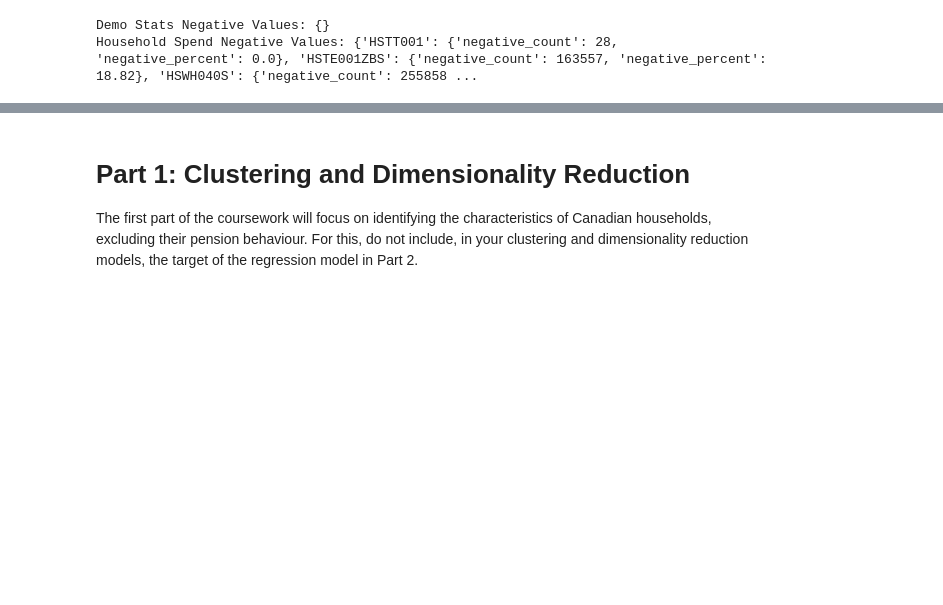
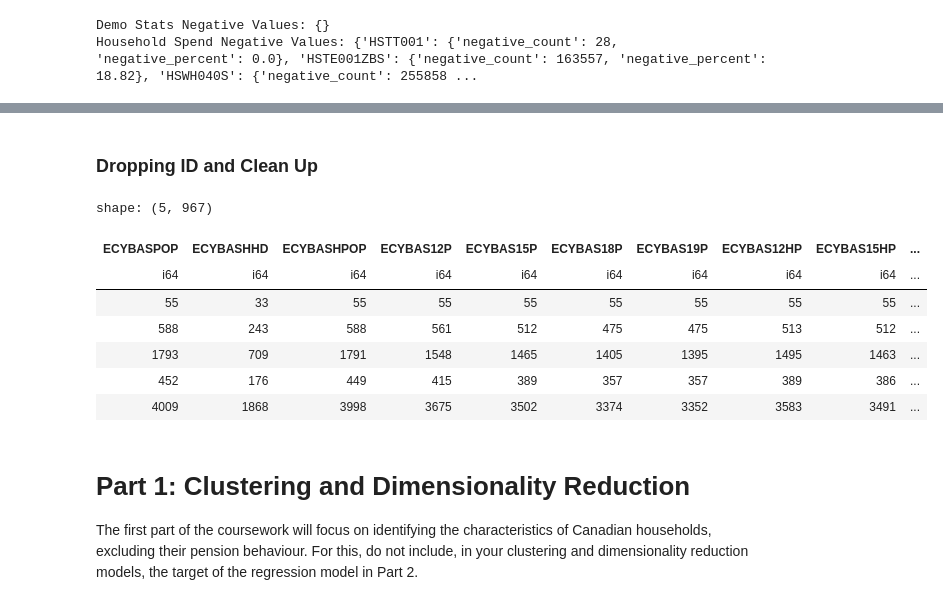
Before and after one commit to noahkostesku/CanadianHouseholdAnalysis, a Jupyter notebook: CanadianHouseholdAnalysis.ipynb, the cells around one changed output, grey strips where cells are left out. Drawn from its saved outputs; the diff is of its cells as text; code cells hidden in the pictures; blank space fills up the shorter version.

```diff
--- a/CanadianHouseholdAnalysis.ipynb
+++ b/CanadianHouseholdAnalysis.ipynb
@@ -172,3 +204,30 @@ shape: (9, 728)
+# %% [markdown]
+<h3>Dropping ID and Clean Up</h3>
+# %%
+# Drop ID columns
+merged_df = merged_df.drop(["GEO", "CODE"])
+
+# ECYASQKM and ECYALSQKM have only 0 in their columns, so we can drop them
+merged_df = merged_df.drop(["ECYASQKM", "ECYALSQKM"])
+
+# Drop any rows that contain straight 0's in all columns
+columns_to_check = [col for col in merged_df.columns if merged_df.schema[col] in (pl.Int64, pl.Float64)]
+
+# Filter out rows where *all* of these columns are 0
+cleaned_df = merged_df.filter(
+    ~pl.all_horizontal([pl.col(col) == 0 for col in columns_to_check])
+)
+
+cleaned_df.head()
+# %% [output]
+shape: (5, 967)
+| ECYBASPOP | ECYBASHHD | ECYBASHPOP | ECYBAS12P | ECYBAS15P | ECYBAS18P | ECYBAS19P | ECYBAS12HP | ECYBAS15HP | ... |
+| i64 | i64 | i64 | i64 | i64 | i64 | i64 | i64 | i64 | ... |
+| 55 | 33 | 55 | 55 | 55 | 55 | 55 | 55 | 55 | ... |
+| 588 | 243 | 588 | 561 | 512 | 475 | 475 | 513 | 512 | ... |
+| 1793 | 709 | 1791 | 1548 | 1465 | 1405 | 1395 | 1495 | 1463 | ... |
+| 452 | 176 | 449 | 415 | 389 | 357 | 357 | 389 | 386 | ... |
+| 4009 | 1868 | 3998 | 3675 | 3502 | 3374 | 3352 | 3583 | 3491 | ... |
 # %% [markdown]
 <h1>Part 1: Clustering and Dimensionality Reduction</h1>
 
```
Also changed, not shown: parts of 18 cells of this notebook.
